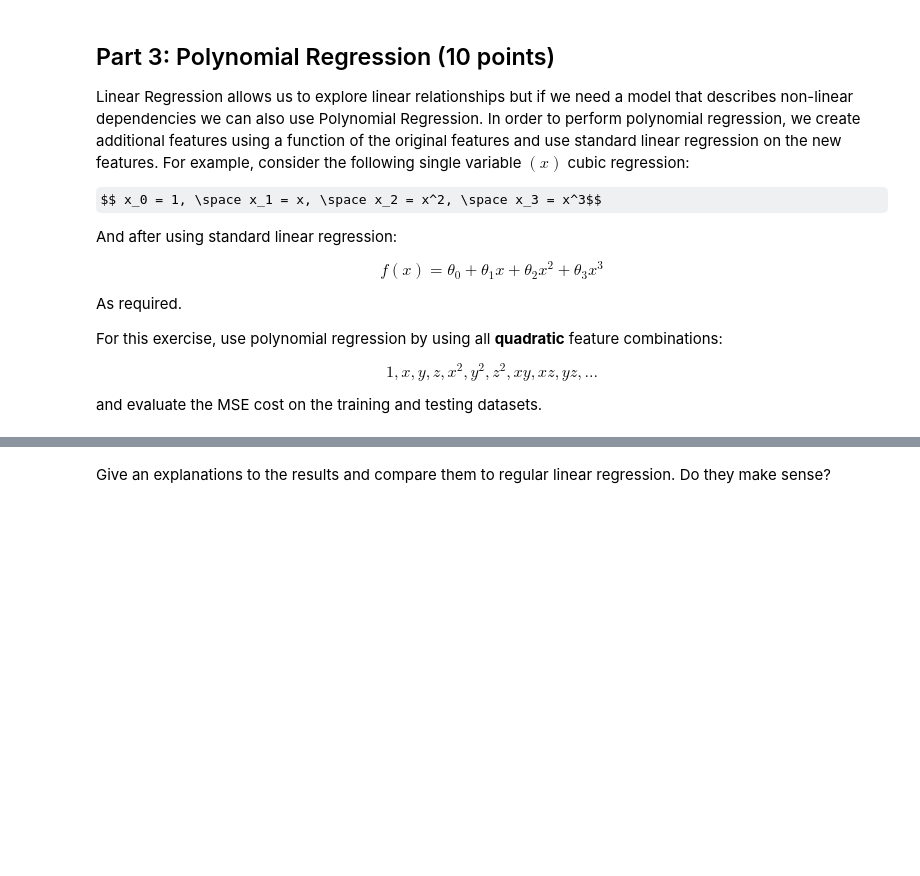
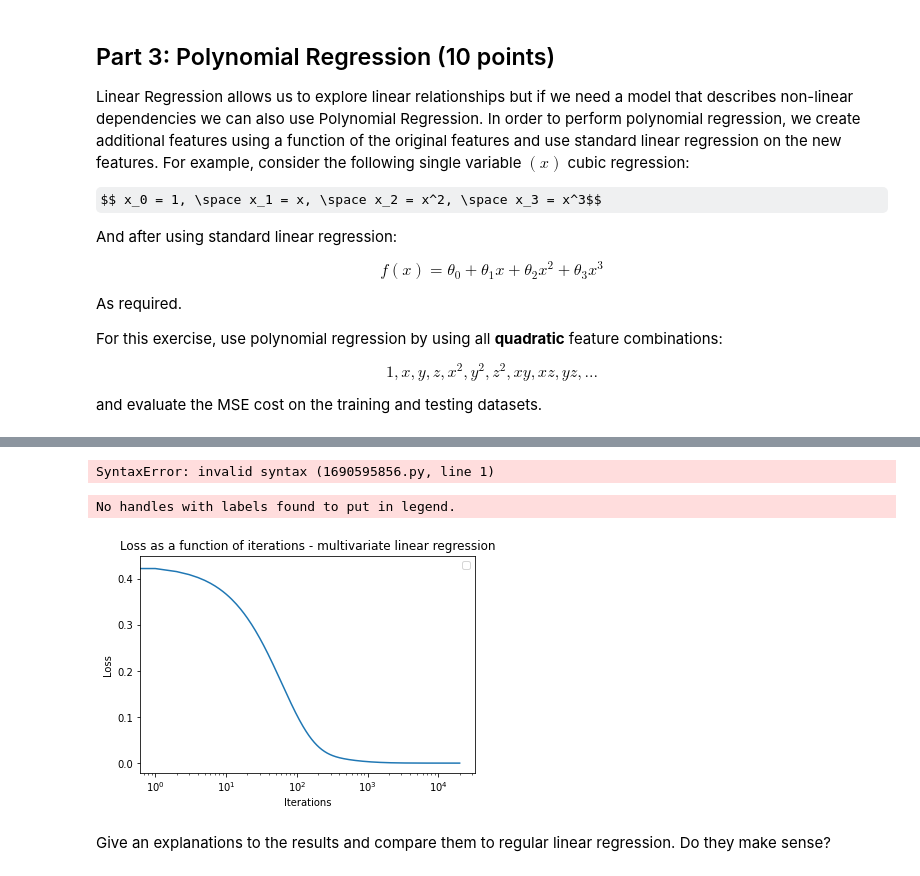
Before and after one commit to RoyR-IDC/MachineLearningFromData, a Jupyter notebook: HW1/203972922_201312907.ipynb, the cells around one changed output, grey strips where cells are left out. Saved outputs shown, nothing was run; the diff lists cells and outputs as text; code cells hidden in the pictures; some formulas as TeX source; blank space fills up the shorter version.

```diff
--- a/HW1/203972922_201312907.ipynb
+++ b/HW1/203972922_201312907.ipynb
@@ -677,10 +711,12 @@ all_features.head(5)
 # %%
 def generate_new_features(all_features):
+    #preparations
     amount_of_features = all_features.shape[1]
     X = all_features.values
     columns_list = all_features.columns.to_list()
+    array_feature = np.arange(0, amount_of_features)
 
-    array_feature = np.arange(0, amount_of_features)
+    # create
     comb_array = np.array(np.meshgrid(array_feature, array_feature)).T.reshape(-1, 2)
     comb_array = comb_array[::10,:] # reduce amount of coombination
     amount_of_new_features = comb_array.shape[0]
@@ -692,7 +728,3 @@ def generate_new_features(all_features):
     new_feature_names = list(map(lambda x,y,z : z[x]+'*'+z[y], index_list1 , index_list2,amount_of_new_features*[columns_list] ))
     all_features[new_feature_names] = feaures_sellection_combination_x1_dot_x2
     return all_features
-
-columns_to_drop = ['price', 'id', 'date']
-all_features = df.drop(columns=columns_to_drop)
-all_features = generate_new_features(all_features)
@@ -799,0 +766,19 @@ J_pinv
+# %%
+is this needed !?
+
+###########################################################################
+#                            START OF YOUR CODE                           #
+###########################################################################
+X =  add_bias_to_X(X)
+# training and validation split
+np.random.seed(42)
+indices = np.random.permutation(X.shape[0])
+idx_train, idx_val = indices[:int(0.8*X.shape[0])], indices[int(0.8*X.shape[0]):]
+X_train, X_val = X[idx_train,:], X[idx_val,:]
+y_train, y_val = y[idx_train], y[idx_val]
+
+###########################################################################
+#                             END OF YOUR CODE                            #
+###########################################################################
+# %% [output]
+SyntaxError: invalid syntax (1690595856.py, line 1)
@@ -800,10 +792,11 @@ J_pinv
 # %%
-
 plt.plot(np.arange(iterations), J_history)
 plt.xscale('log')
 plt.xlabel('Iterations')
 plt.ylabel('Loss')
 plt.title('Loss as a function of iterations - multivariate linear regression')
-#plt.hlines(y = J_pinv, xmin = 0, xmax = len(J_history), color='r',
-#           linewidth = 1, linestyle = 'dashed')
+plt.legend()
 plt.show()
+# %% [output]
+No handles with labels found to put in legend.
+[figure, added]
```
Also changed, not shown: parts of 36 cells of this notebook.
